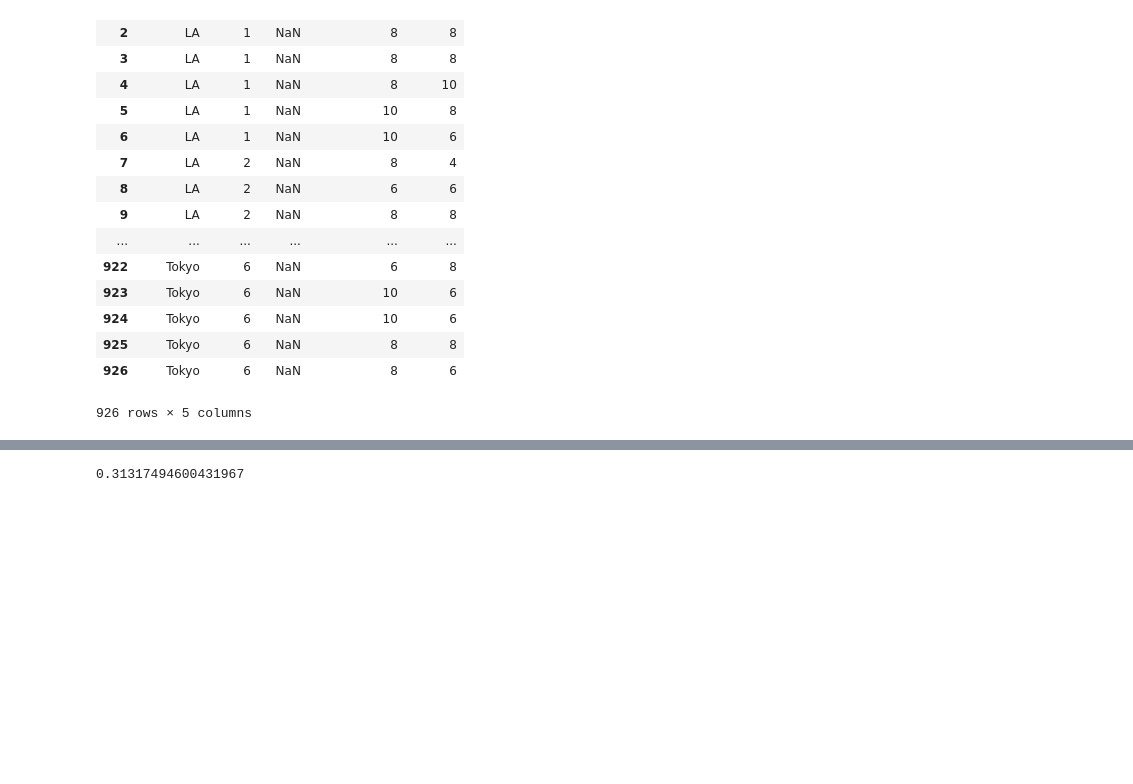
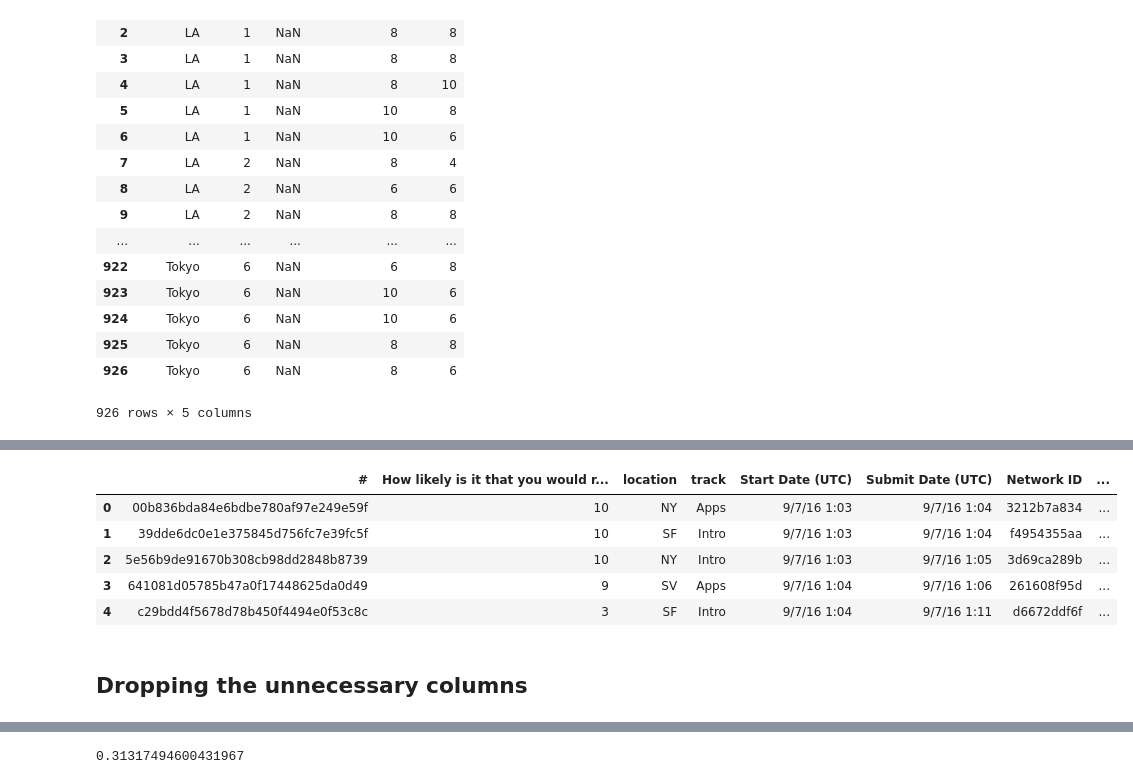
Before and after one commit to Sukhrobjon/DS-1.1, a Jupyter notebook: summer_academy_NPS/second_data_2016.ipynb, the cells around one changed output, grey strips where cells are left out. Saved outputs shown, nothing was run; the diff lists cells and outputs as text; code cells hidden in the pictures; blank space fills up the shorter version.

```diff
--- a/summer_academy_NPS/second_data_2016.ipynb
+++ b/summer_academy_NPS/second_data_2016.ipynb
@@ -169,0 +209,11 @@ df
+# %%
+df8.head()
+# %% [output]
+|  | # | How likely is it that you would r... | location | track | Start Date (UTC) | Submit Date (UTC) | Network ID | ... |
+| 0 | 00b836bda84e6bdbe780af97e249e59f | 10 | NY | Apps | 9/7/16 1:03 | 9/7/16 1:04 | 3212b7a834 | ... |
+| 1 | 39dde6dc0e1e375845d756fc7e39fc5f | 10 | SF | Intro | 9/7/16 1:03 | 9/7/16 1:04 | f4954355aa | ... |
+| 2 | 5e56b9de91670b308cb98dd2848b8739 | 10 | NY | Intro | 9/7/16 1:03 | 9/7/16 1:05 | 3d69ca289b | ... |
+| 3 | 641081d05785b47a0f17448625da0d49 | 9 | SV | Apps | 9/7/16 1:04 | 9/7/16 1:06 | 261608f95d | ... |
+| 4 | c29bdd4f5678d78b450f4494e0f53c8c | 3 | SF | Intro | 9/7/16 1:04 | 9/7/16 1:11 | d6672ddf6f | ... |
+# %% [markdown]
+## Dropping the unnecessary columns
```
Also changed, not shown: parts of 20 cells of this notebook, 1 other file.
